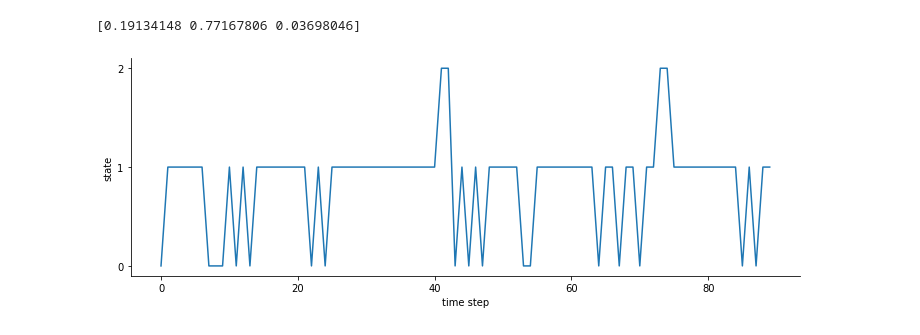
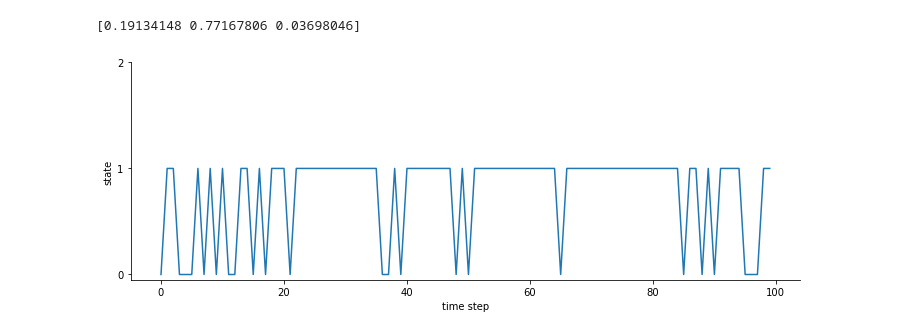
Before and after one commit to joe-ascroft/phd, a Jupyter notebook: markov forecasting HH.ipynb, the cells around one changed output. Drawn from its saved outputs; the diff is of its cells as text; code cells hidden in the pictures.

```diff
--- a/markov forecasting HH.ipynb
+++ b/markov forecasting HH.ipynb
@@ -63,15 +63,15 @@ def markov_sequence(p_init: np.array, pT: np.array, sequence_length: int) -> Lis
 # %%
 ## generate markov sequence given available data ##
 
-states = markov_sequence(p_init, pT, sequence_length=90)
+states = markov_sequence(p_init, pT, sequence_length=100)
 fig,  ax = plt.subplots(figsize=(12, 4))
 plt.plot(states)
 plt.xlabel("time step")
 plt.ylabel("state")
 plt.yticks([0, 1, 2])
 sns.despine()
 # %% [output]
-[figure, old version]
+[figure, new version]
 # %%
 def plot_prices(states, prices):
     fig, axes = plt.subplots(figsize=(16, 8), nrows=2, ncols=1, sharex=True)
```
Also changed, not shown: parts of 2 cells of this notebook, 7 other files.
